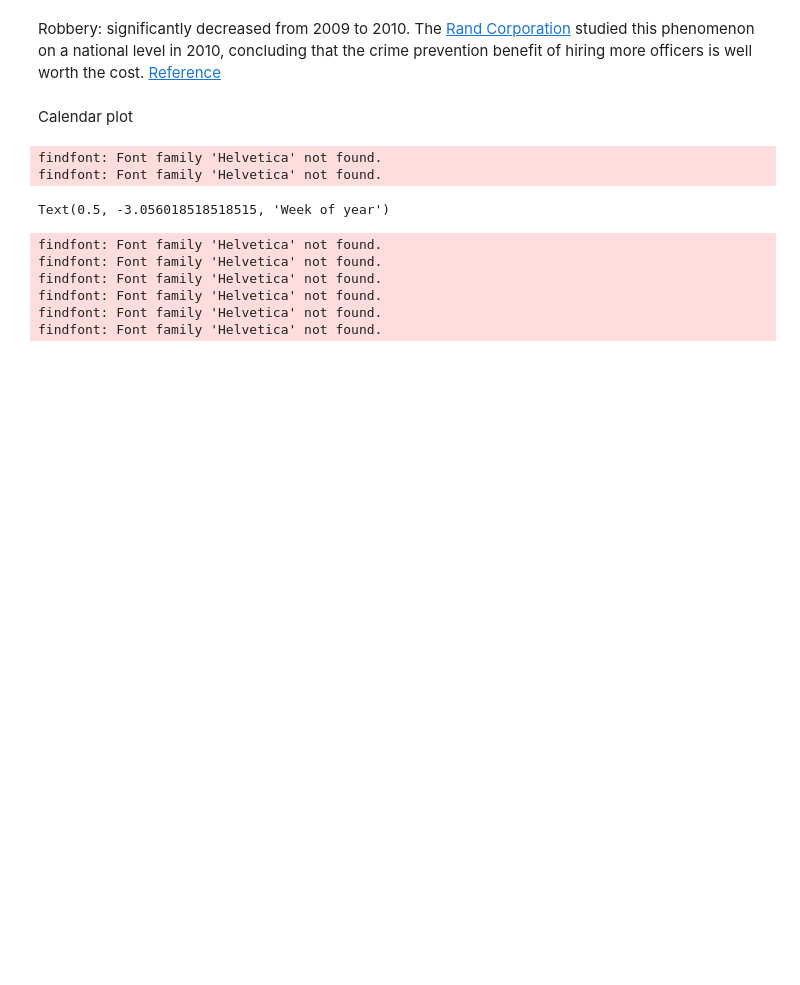
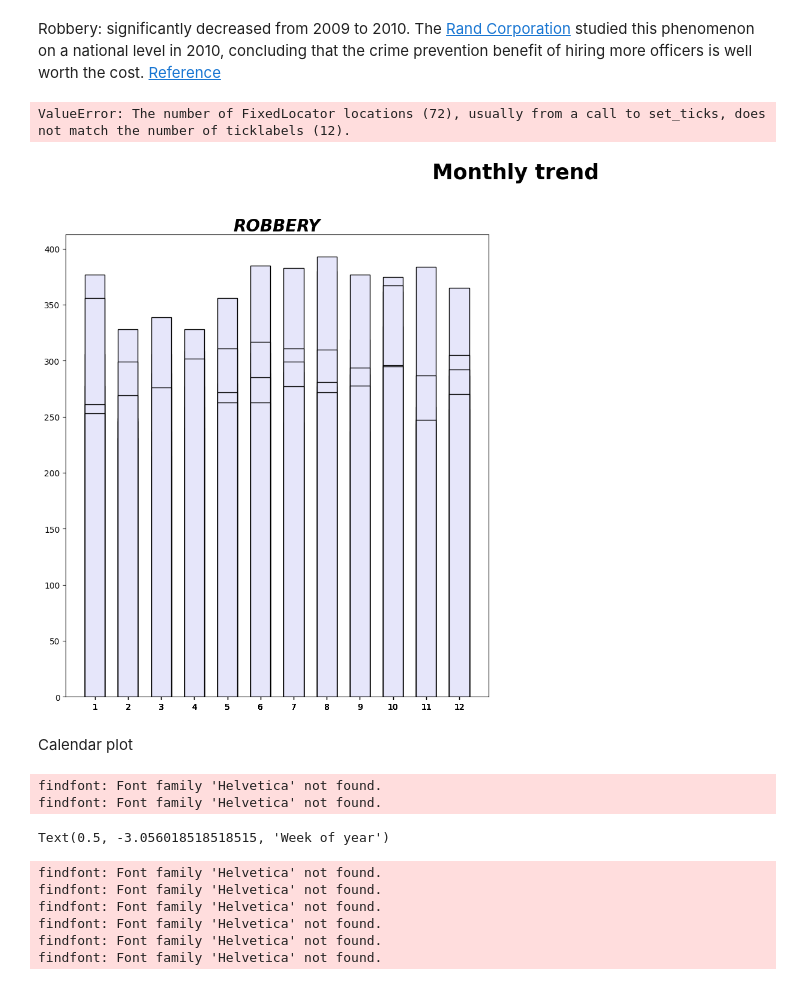
Before and after one commit to Starostka/socviz, a Jupyter notebook: Week8.ipynb, the cells around one changed output. Saved outputs shown, nothing was run; the diff lists cells and outputs as text; code cells hidden in the pictures; blank space fills up the shorter version.

```diff
--- a/Week8.ipynb
+++ b/Week8.ipynb
@@ -243,7 +122,7 @@ for i in range(len(focuscrimes)):
     x = temp["Year"]
     y = temp["Count"]
 
-    plt.subplot(int(len(focuscrimes)/2),2,i+1)
+    plt.subplot(int(len(focuscrimes)),2,i+1)
     plt.title(focuscrimes[i], pad=-14, fontsize = 20, fontweight='bold', fontstyle="italic")
     plt.bar(x, y, width=0.6, edgecolor="black", color='lavender')
     plt.xticks(x, x_values, rotation=45)
@@ -254,5 +133,29 @@ for i in range(len(focuscrimes)):
 # %% [markdown]
 Robbery: significantly decreased from 2009 to 2010. The [Rand Corporation](https://www.rand.org/) studied this phenomenon on a national level in 2010, concluding that the crime prevention benefit of hiring more officers is well worth the cost. [Reference](https://countyda.sccgov.org/sites/g/files/exjcpb1121/files/10-Year%20Combined%20CA%20Crime%20Stat%20Report.pdf)
+# %%
+
+monthly_pattern = df_before_2018.groupby(by=['Year', 'Month', "Category"]).size().reset_index(name="Count")
+monthly_pattern = monthly_pattern.loc[monthly_pattern['Category']=='ROBBERY'].reset_index(drop=True)
+monthly_pattern = monthly_pattern.loc[monthly_pattern['Year'] > 2011]
+
+x_val = monthly_pattern['Month'].unique().tolist()
+
+plt.figure(figsize=(20,10))
+plt.suptitle("Monthly trend" ,fontsize=25, y=1.0, fontweight='bold', color='black')
+for i in range(len(focuscrimes)):
+    temp = monthly_pattern.loc[monthly_pattern['Category'] == focuscrimes[i]].reset_index(drop=True)
+    x = temp["Month"]
+    y = temp["Count"]
+
+    plt.subplot(int(len(focuscrimes)),2,i+1)
+    plt.title(focuscrimes[i], pad=-14, fontsize = 20, fontweight='bold', fontstyle="italic")
+    plt.bar(x, y, width=0.6, edgecolor="black", color='lavender')
+    plt.xticks(x, x_val, rotation=45)
+    plt.tight_layout()
+    plt.ylim(top=(np.max(y)+(np.max(y)*0.3)))
+# %% [output]
+ValueError: The number of FixedLocator locations (72), usually from a call to set_ticks, does not match the number of ticklabels (12).
+[figure, added]
 # %% [markdown]
 Calendar plot
 # %%
```
Also changed, not shown: parts of 13 cells of this notebook, 1 other file.
